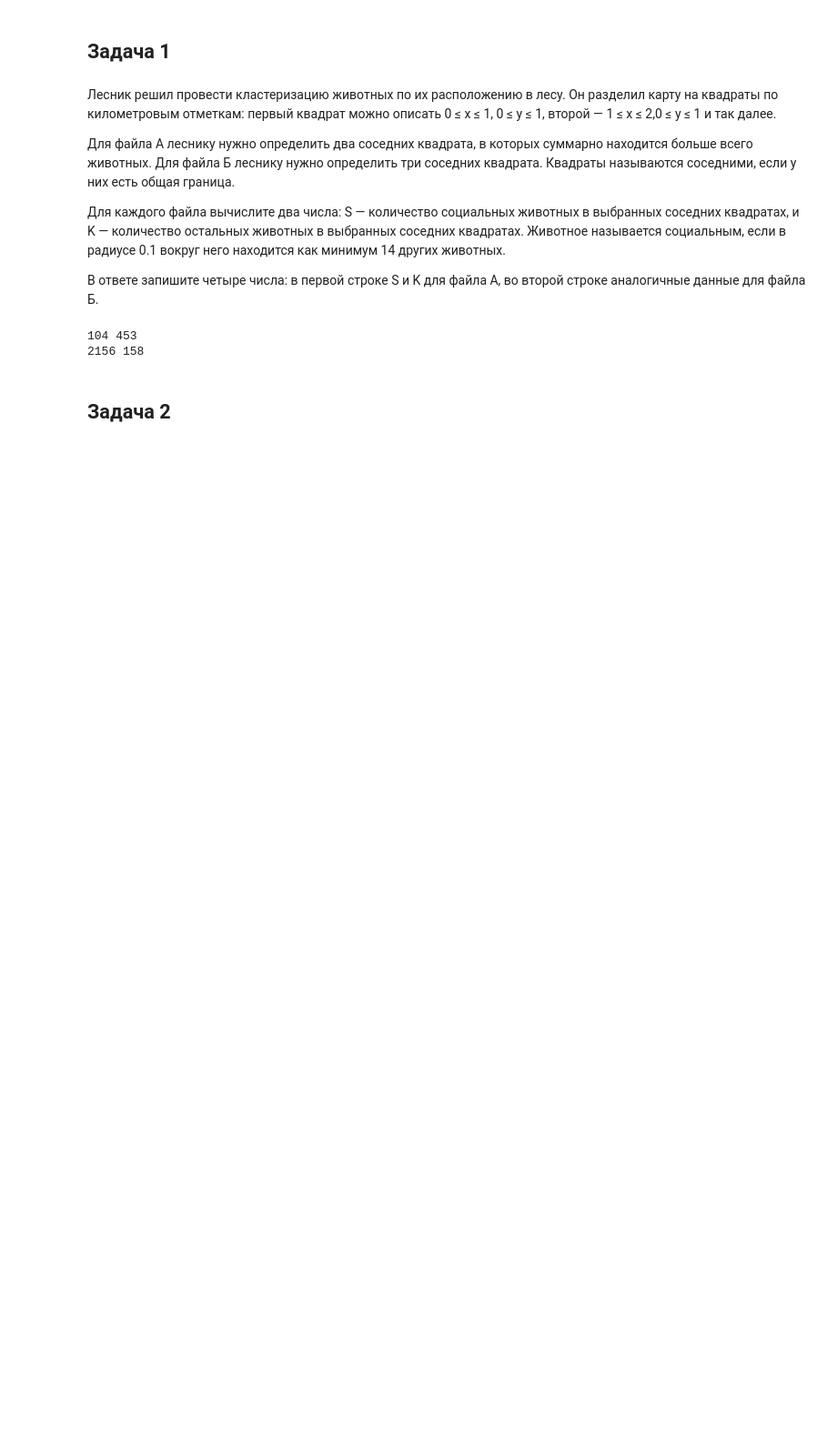
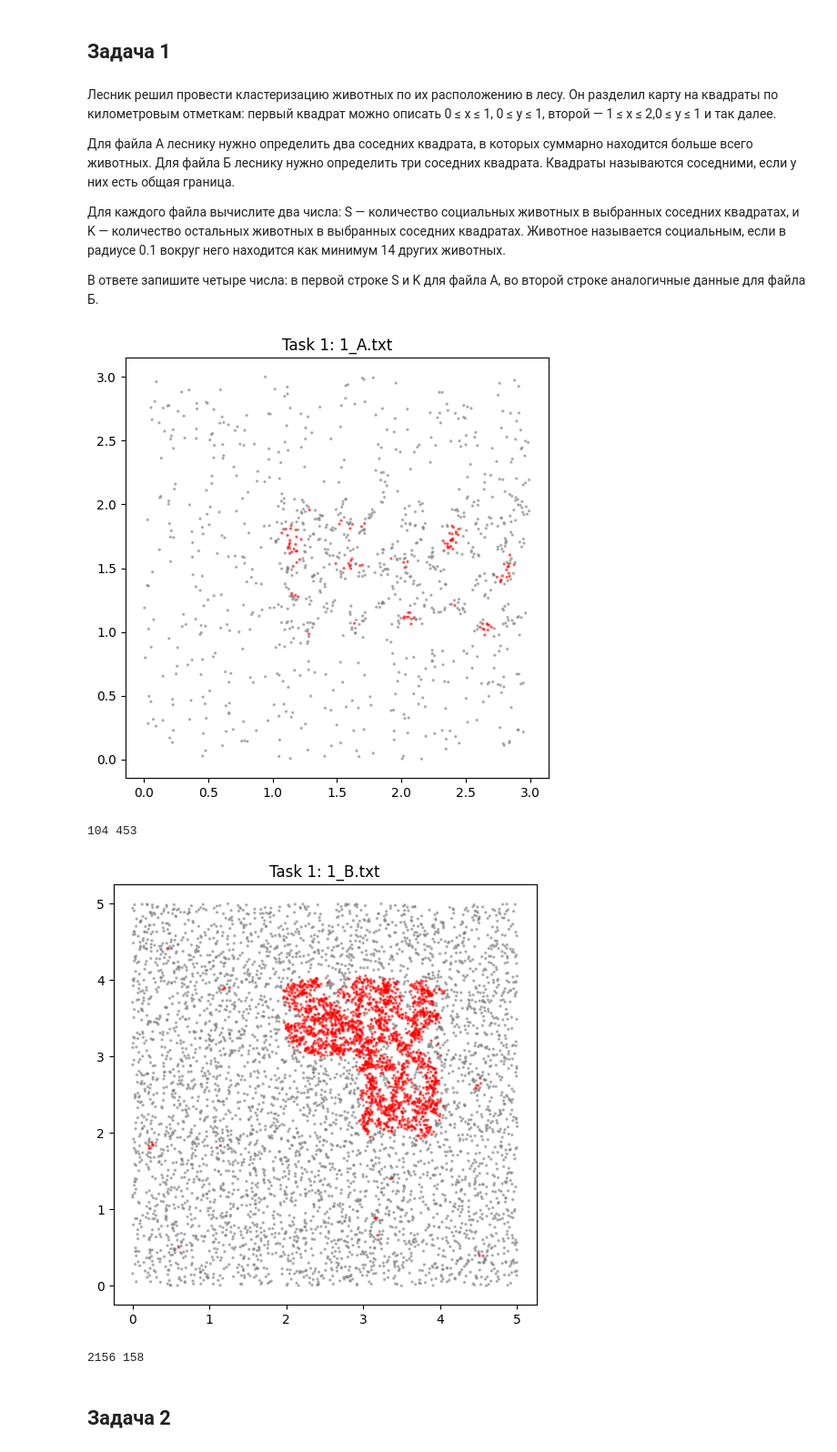
Before and after one commit to nordcross/V-ML-11, a Jupyter notebook: task15/more_ege.ipynb, the cells around one changed output. Shown at 91% size. Saved outputs shown, nothing was run; the diff lists cells and outputs as text; code cells hidden in the pictures; blank space fills up the shorter version.

```diff
--- a/task15/more_ege.ipynb
+++ b/task15/more_ege.ipynb
@@ -10,91 +10,72 @@
 В ответе запишите четыре числа: в первой строке S и K для файла А, во второй строке аналогичные данные для файла Б.
 # %%
 import math
+import matplotlib.pyplot as plt
 from collections import defaultdict
 
-def read_data(name):
+def solve_task_1(filename, mode):
     pts = []
-    with open(name) as f:
+    with open(filename) as f:
         for line in f:
-            x, y = map(float, line.split())
-            pts.append((x, y))
-    return pts
+            pts.append(list(map(float, line.split())))
 
-def social_animals(pts):
-    n = len(pts)
-    social = [False] * n
-
-    for i in range(n):
+    social = [False] * len(pts)
+    for i in range(len(pts)):
         cnt = 0
         x1, y1 = pts[i]
-        for j in range(n):
+        for j in range(len(pts)):
             if i == j: continue
-            x2, y2 = pts[j]
-            if ((x2 - x1)**2 + (y2 - y1)**2)**0.5 <= 0.1:
+            if math.hypot(x1 - pts[j][0], y1 - pts[j][1]) <= 0.1:
                 cnt += 1
                 if cnt >= 14:
                     social[i] = True
                     break
-    return social
 
-def count_cells(pts, social):
     cells = defaultdict(lambda: [0, 0])
     for i, (x, y) in enumerate(pts):
         cell = (int(x), int(y))
         cells[cell][0] += 1
-        if social[i]:
-            cells[cell][1] += 1
-    return cells
+        if social[i]: cells[cell][1] += 1
 
-def solve_file(name, mode):
-    pts = read_data(name)
-    social = social_animals(pts)
-    cells = count_cells(pts, social)
+    plt.figure(figsize=(6, 6))
+    plt.scatter([p[0] for p in pts], [p[1] for p in pts],
+                c=['red' if s else 'gray' for s in social], s=2, alpha=0.5)
+    plt.title(f"Task 1: {filename}")
+    plt.show()
 
     items = list(cells.items())
-    best_total = -1
-    best_s = 0
-    best_k = 0
+    best_total, best_s, best_k = -1, 0, 0
 
     if mode == 2:
         for i in range(len(items)):
-            (x1, y1), (t1, s1) = items[i]
             for j in range(i + 1, len(items)):
+                (x1, y1), (t1, s1) = items[i]
                 (x2, y2), (t2, s2) = items[j]
                 if abs(x1 - x2) + abs(y1 - y2) == 1:
-                    total = t1 + t2
-                    if total > best_total:
-                        best_total = total
-                        best_s = s1 + s2
-                        best_k = (t1 - s1) + (t2 - s2)
-
+                    if t1 + t2 > best_total:
+                        best_total = t1 + t2
+                        best_s, best_k = s1 + s2, (t1 - s1) + (t2 - s2)
     else:
         for i in range(len(items)):
-            (x1, y1), (t1, s1) = items[i]
             for j in range(i + 1, len(items)):
+                (x1, y1), (t1, s1) = items[i]
                 (x2, y2), (t2, s2) = items[j]
-                if abs(x1 - x2) + abs(y1 - y2) != 1:
-                    continue
+                if abs(x1 - x2) + abs(y1 - y2) != 1: continue
                 for k in range(j + 1, len(items)):
                     (x3, y3), (t3, s3) = items[k]
-                    if (abs(x1 - x3) + abs(y1 - y3) == 1 or
-                        abs(x2 - x3) + abs(y2 - y3) == 1):
-                        total = t1 + t2 + t3
-                        if total > best_total:
-                            best_total = total
-                            best_s = s1 + s2 + s3
-                            best_k = (t1 - s1) + (t2 - s2) + (t3 - s3)
-
+                    if (abs(x1 - x3) + abs(y1 - y3) == 1 or abs(x2 - x3) + abs(y2 - y3) == 1):
+                        if t1 + t2 + t3 > best_total:
+                            best_total = t1 + t2 + t3
+                            best_s, best_k = s1 + s2 + s3, (t1 - s1) + (t2 - s2) + (t3 - s3)
     return best_s, best_k
 
-s_a, k_a = solve_file("1_A.txt", 2)
-s_b, k_b = solve_file("1_B.txt", 3)
-
-print(f"{s_a} {k_a}")
-print(f"{s_b} {k_b}")
+print(*solve_task_1("1_A.txt", 2))
+print(*solve_task_1("1_B.txt", 3))
 # %% [output]
+[figure, added]
 104 453
-2156 158
+[figure, added]
+2156 158
 # %% [markdown]
 ## Задача 2
 # %% [markdown]
```
Also changed, not shown: parts of 3 cells of this notebook.
